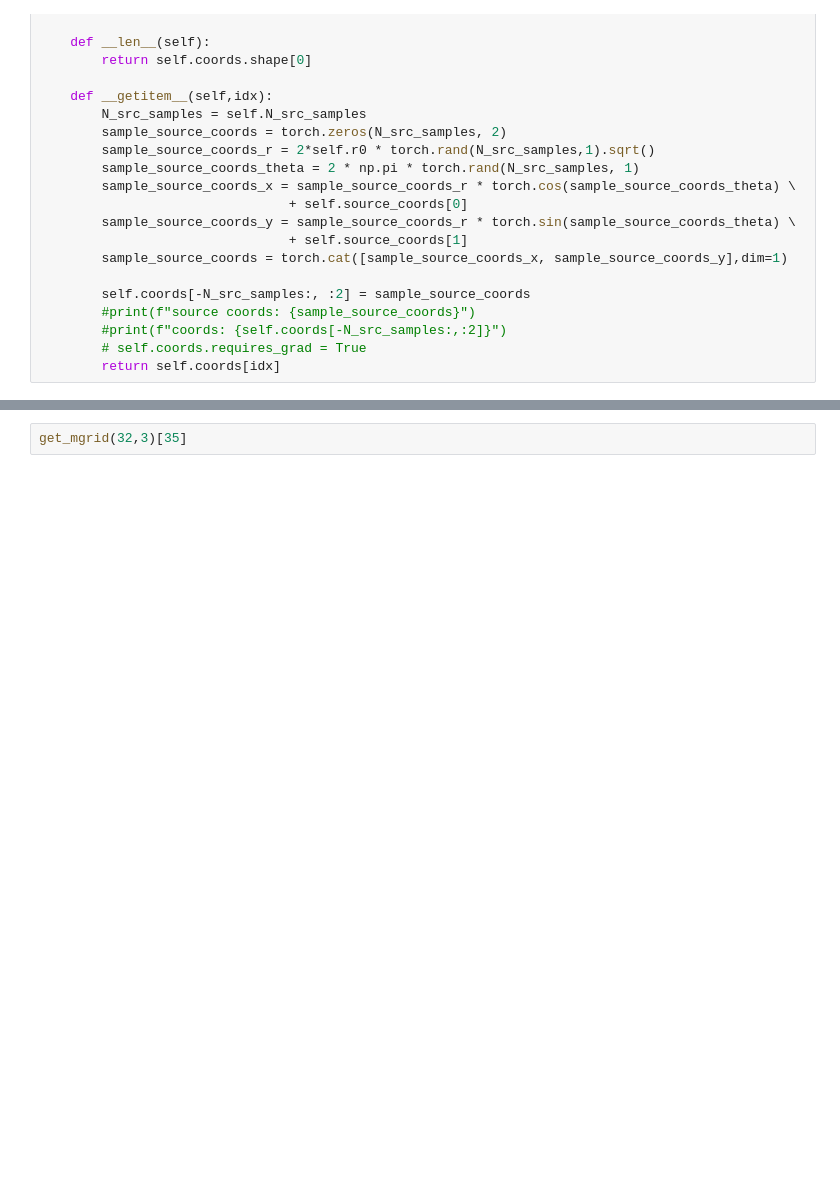
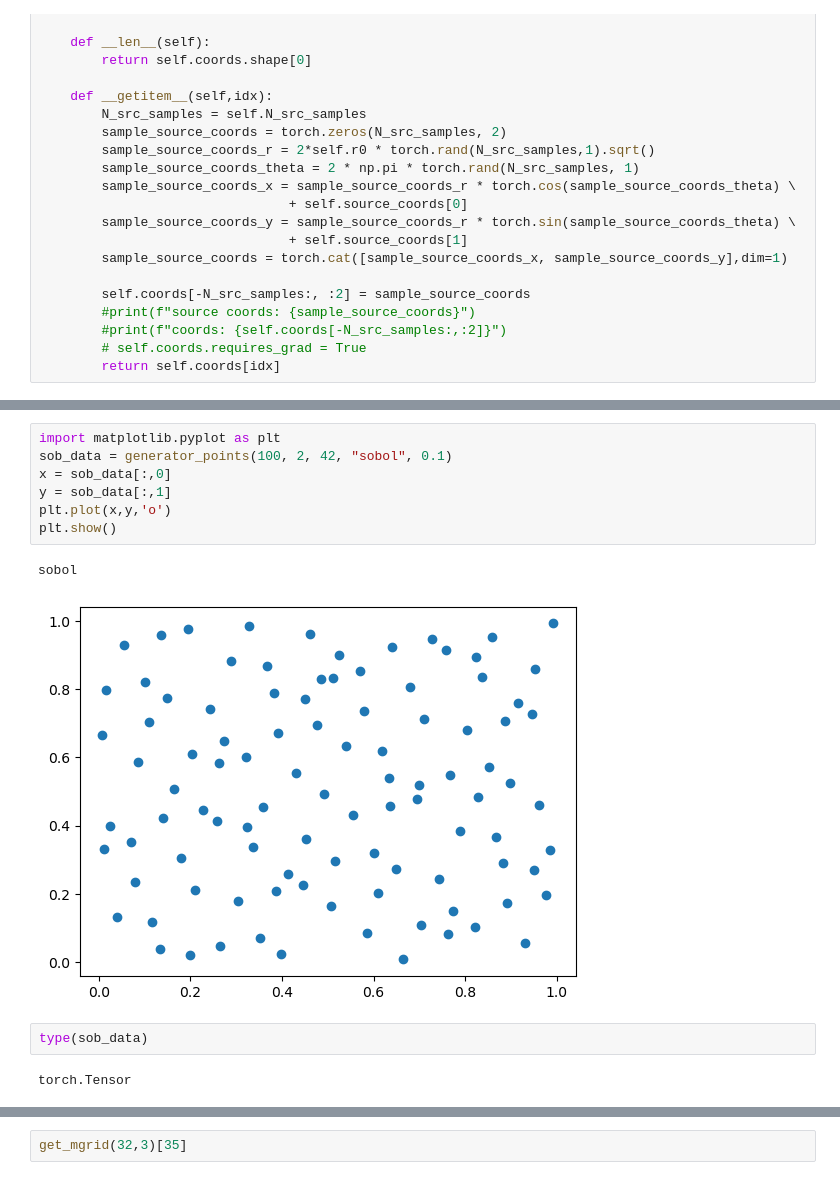
Before and after one commit to Teslos/SciML, a Jupyter notebook: PINNs/laser_heating-siren.ipynb, the cells around one changed output, grey strips where cells are left out. Cells and saved outputs as stored; diff of their text form; blank space fills up the shorter version.

```diff
--- a/PINNs/laser_heating-siren.ipynb
+++ b/PINNs/laser_heating-siren.ipynb
@@ -112,0 +245,14 @@ class MyDataset(Dataset):
+# %%
+import matplotlib.pyplot as plt
+sob_data = generator_points(100, 2, 42, "sobol", 0.1)
+x = sob_data[:,0]
+y = sob_data[:,1]
+plt.plot(x,y,'o')
+plt.show()
+# %% [output]
+sobol
+[figure, added]
+# %%
+type(sob_data)
+# %% [output]
+torch.Tensor
```
Also changed, not shown: parts of 13 cells of this notebook, 3 other files.
